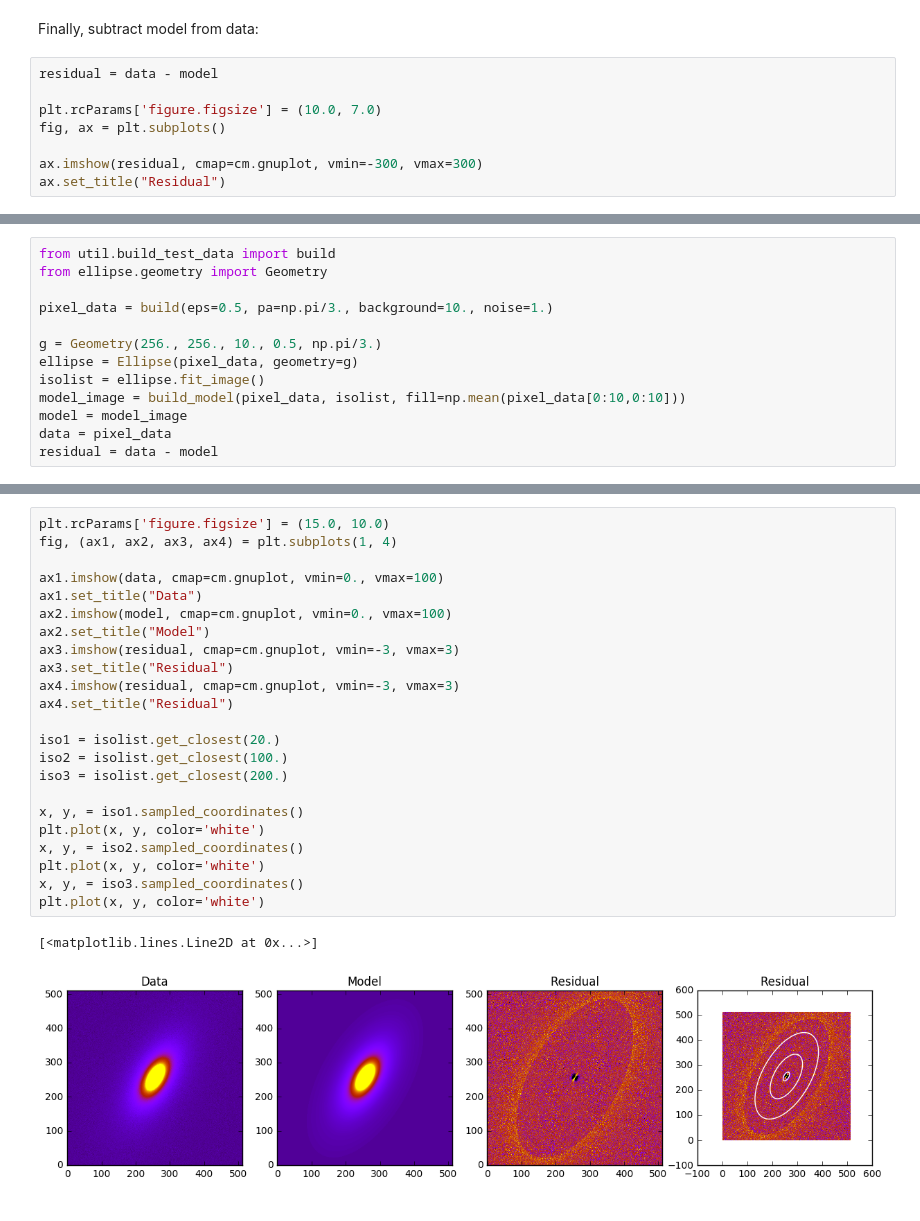
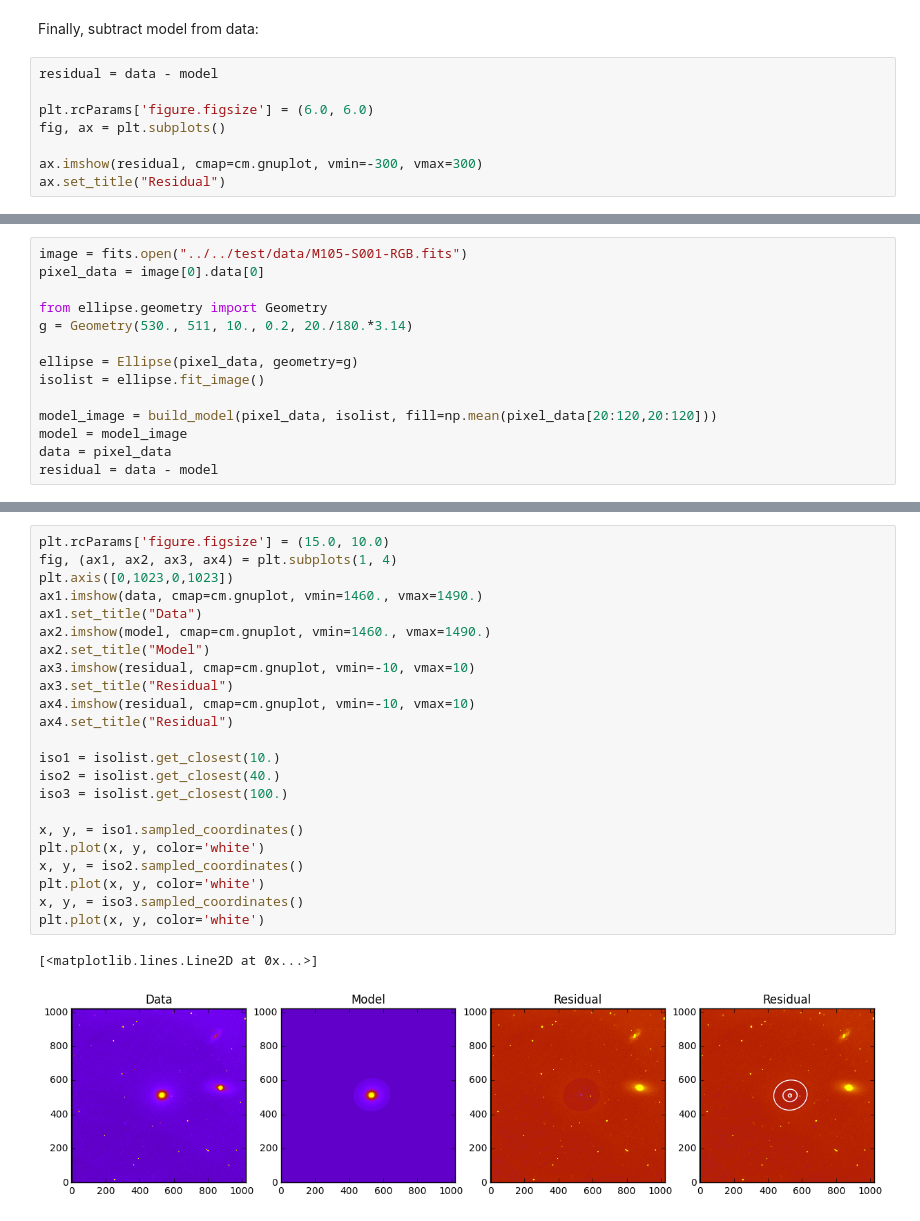
Before and after one commit to ibusko/isophote, a Jupyter notebook: docs/notebooks/example_model.ipynb, the cells around one changed output, grey strips where cells are left out. Cells and saved outputs as stored; diff of their text form.

Commit message:
More experiments with models. Add new test image.

```diff
--- a/docs/notebooks/example_model.ipynb
+++ b/docs/notebooks/example_model.ipynb
@@ -77,7 +77,7 @@ Finally, subtract model from data:
 # %%
 residual = data - model
 
-plt.rcParams['figure.figsize'] = (10.0, 7.0)
+plt.rcParams['figure.figsize'] = (6.0, 6.0)
 fig, ax = plt.subplots()
 
 ax.imshow(residual, cmap=cm.gnuplot, vmin=-300, vmax=300)
@@ -96,13 +94,14 @@ We use the 'build_test_data' module in the 'util' package:
 # %%
-from util.build_test_data import build
+image = fits.open("../../test/data/M105-S001-RGB.fits")
+pixel_data = image[0].data[0]
+
 from ellipse.geometry import Geometry
+g = Geometry(530., 511, 10., 0.2, 20./180.*3.14)
 
-pixel_data = build(eps=0.5, pa=np.pi/3., background=10., noise=1.)
-
-g = Geometry(256., 256., 10., 0.5, np.pi/3.)
 ellipse = Ellipse(pixel_data, geometry=g)
 isolist = ellipse.fit_image()
-model_image = build_model(pixel_data, isolist, fill=np.mean(pixel_data[0:10,0:10]))
+
+model_image = build_model(pixel_data, isolist, fill=np.mean(pixel_data[20:120,20:120]))
 model = model_image
 data = pixel_data
 residual = data - model
@@ -127,26 +126,26 @@ Done
 # %%
 plt.rcParams['figure.figsize'] = (15.0, 10.0)
 fig, (ax1, ax2, ax3, ax4) = plt.subplots(1, 4)
-
-ax1.imshow(data, cmap=cm.gnuplot, vmin=0., vmax=100)
+plt.axis([0,1023,0,1023])
+ax1.imshow(data, cmap=cm.gnuplot, vmin=1460., vmax=1490.)
 ax1.set_title("Data")
-ax2.imshow(model, cmap=cm.gnuplot, vmin=0., vmax=100)
+ax2.imshow(model, cmap=cm.gnuplot, vmin=1460., vmax=1490.)
 ax2.set_title("Model")
-ax3.imshow(residual, cmap=cm.gnuplot, vmin=-3, vmax=3)
+ax3.imshow(residual, cmap=cm.gnuplot, vmin=-10, vmax=10)
 ax3.set_title("Residual")
-ax4.imshow(residual, cmap=cm.gnuplot, vmin=-3, vmax=3)
+ax4.imshow(residual, cmap=cm.gnuplot, vmin=-10, vmax=10)
 ax4.set_title("Residual")
 
-iso1 = isolist.get_closest(20.)
-iso2 = isolist.get_closest(100.)
-iso3 = isolist.get_closest(200.)
+iso1 = isolist.get_closest(10.)
+iso2 = isolist.get_closest(40.)
+iso3 = isolist.get_closest(100.)
 
 x, y, = iso1.sampled_coordinates()
 plt.plot(x, y, color='white')
 x, y, = iso2.sampled_coordinates()
 plt.plot(x, y, color='white')
 x, y, = iso3.sampled_coordinates()
 plt.plot(x, y, color='white')
 # %% [output]
 [<matplotlib.lines.Line2D at 0x...>]
-[figure, old version]
+[figure, new version]
```
Also changed, not shown: parts of 14 cells of this notebook, 6 other files.
